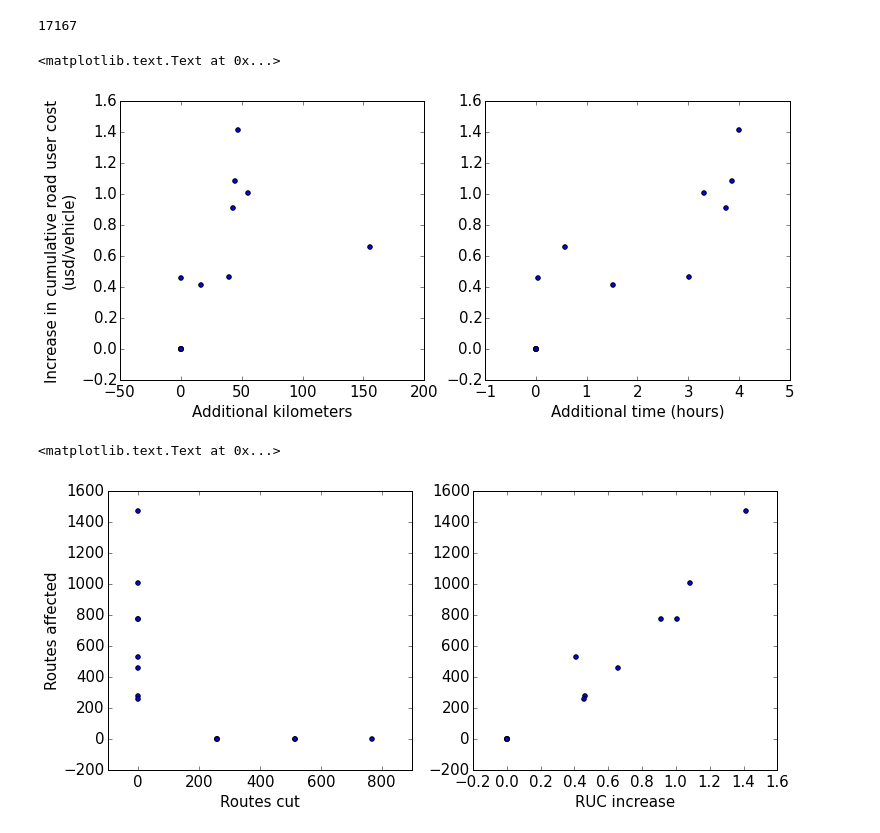
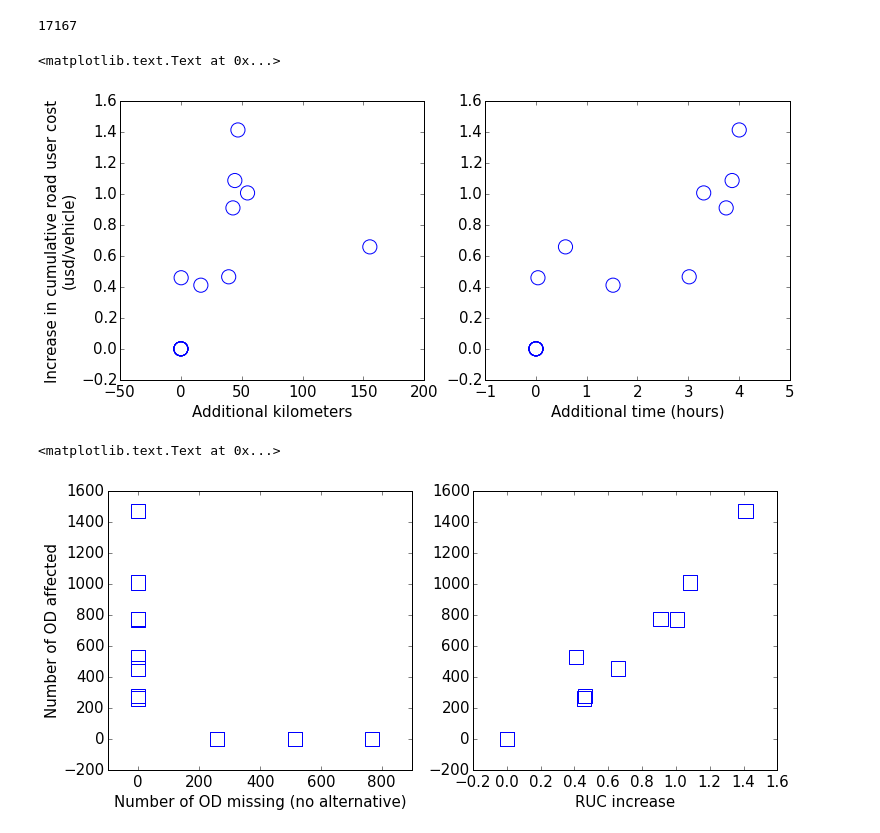
Before and after one commit to julierozz/mozambique, a Jupyter notebook: initial_analysis.ipynb, the cells around one changed output. Cells and saved outputs as stored; diff of their text form; code cells hidden in the pictures.

```diff
--- a/initial_analysis.ipynb
+++ b/initial_analysis.ipynb
@@ -35,7 +35,7 @@ baseline.head()
 | 1_64 | 1 | 64 | 3.956198 | 200.752788 | 2.126615 |
 | 1_52 | 1 | 52 | 5.932823 | 288.933716 | 2.992636 |
 # %%
-costs_all = DataFrame(columns=["scenarioID","missingroutes",\
+costs_all = pd.DataFrame(columns=["scenarioID","missingroutes",\
                            "num_aff_routes","ruc_diff","time_diff","km_diff"])
 for file in list_csv:
     if ".csv" not in file:
@@ -44,7 +44,7 @@ for file in list_csv:
         continue
     if "Unrestricted" in file:
         continue
-    scenar = read_csv(datacsv+file)
+    scenar = pd.read_csv(datacsv+file)
     n = (re.search('Restrict_(.*)_(.*)_01_20160714_01.csv', file).group(1))
     scenar.index = scenar.O.astype(str)+'_'+scenar.D.astype(str)
     scenar['weights']=1
@@ -101,31 +101,35 @@ plt.rc('font', **font)
 plt.figure(figsize=(12,5))
 
 plt.subplot(121)
-plt.scatter(costs_all.km_diff.astype(float), costs_all.ruc_diff.astype(float))
+plt.scatter(costs_all.km_diff.astype(float), costs_all.ruc_diff.astype(float),\
+           s=200, alpha=1,facecolors='none',edgecolors='blue')
 plt.xlabel("Additional kilometers")
 plt.ylabel("Increase in cumulative road user cost\n(usd/vehicle)")
 
 plt.subplot(122)
-plt.scatter(costs_all.time_diff.astype(float), costs_all.ruc_diff.astype(float))
+plt.scatter(costs_all.time_diff.astype(float), costs_all.ruc_diff.astype(float),\
+           s=200, alpha=1,facecolors='none',edgecolors='blue')
 plt.xlabel("Additional time (hours)")
 # %% [output]
 <matplotlib.text.Text at 0x...>
-[figure, old version]
+[figure, new version]
 # %%
 font = {'family' : 'Bitstream Vera Sans',
         'weight' : 'normal',
         'size'   : 15}
 plt.rc('font', **font)
 plt.figure(figsize=(12,5))
 
 plt.subplot(121)
-plt.scatter(costs_all.missingroutes.astype(float), costs_all.num_aff_routes.astype(float))
-plt.xlabel("Routes cut")
-plt.ylabel("Routes affected")
+plt.scatter(costs_all.missingroutes.astype(float), costs_all.num_aff_routes.astype(float),\
+           s=200, alpha=1, marker='s',facecolors='none',edgecolors='blue')
+plt.xlabel("Number of OD missing (no alternative)")
+plt.ylabel("Number of OD affected")
 
 plt.subplot(122)
-plt.scatter(costs_all.ruc_diff.astype(float),costs_all.num_aff_routes.astype(float))
+plt.scatter(costs_all.ruc_diff.astype(float),costs_all.num_aff_routes.astype(float),\
+           s=200, alpha=1, marker='s',facecolors='none',edgecolors='blue')
 plt.xlabel("RUC increase")
 # %% [output]
 <matplotlib.text.Text at 0x...>
-[figure, old version]
+[figure, new version]
```
